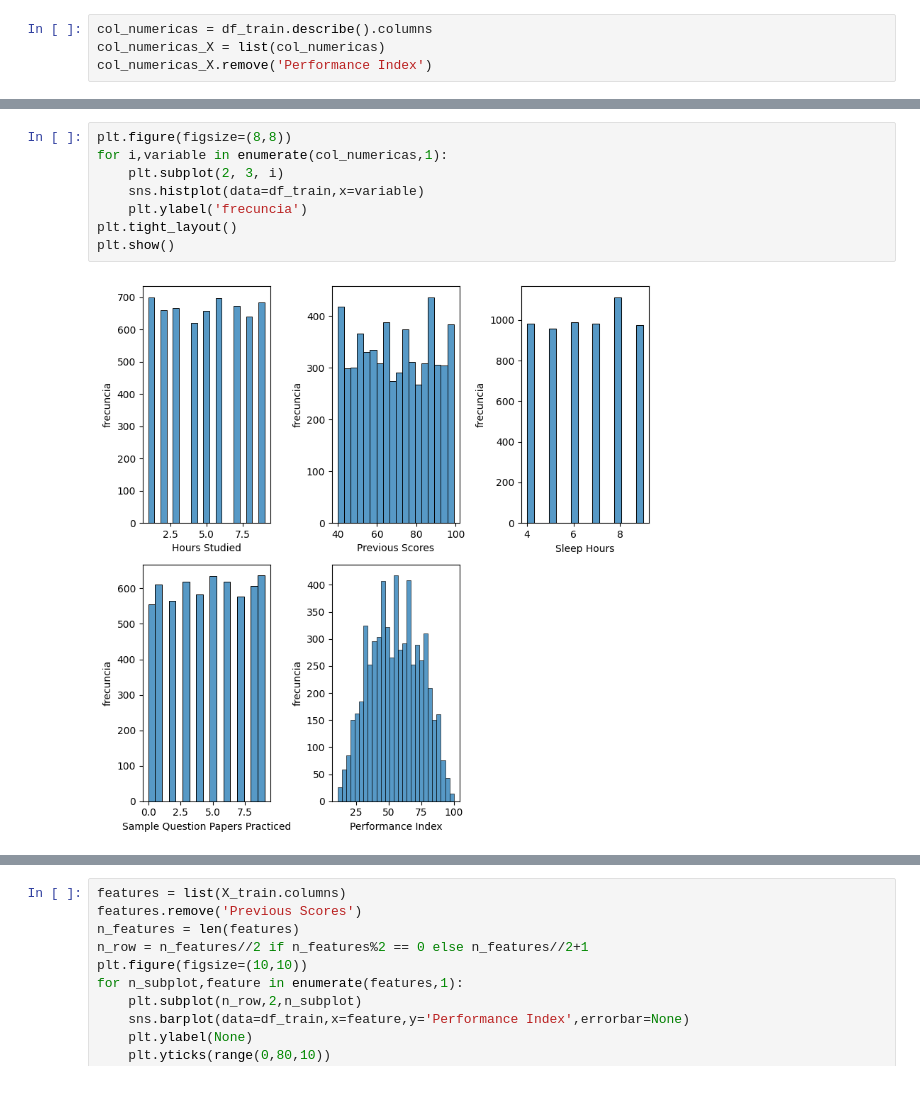
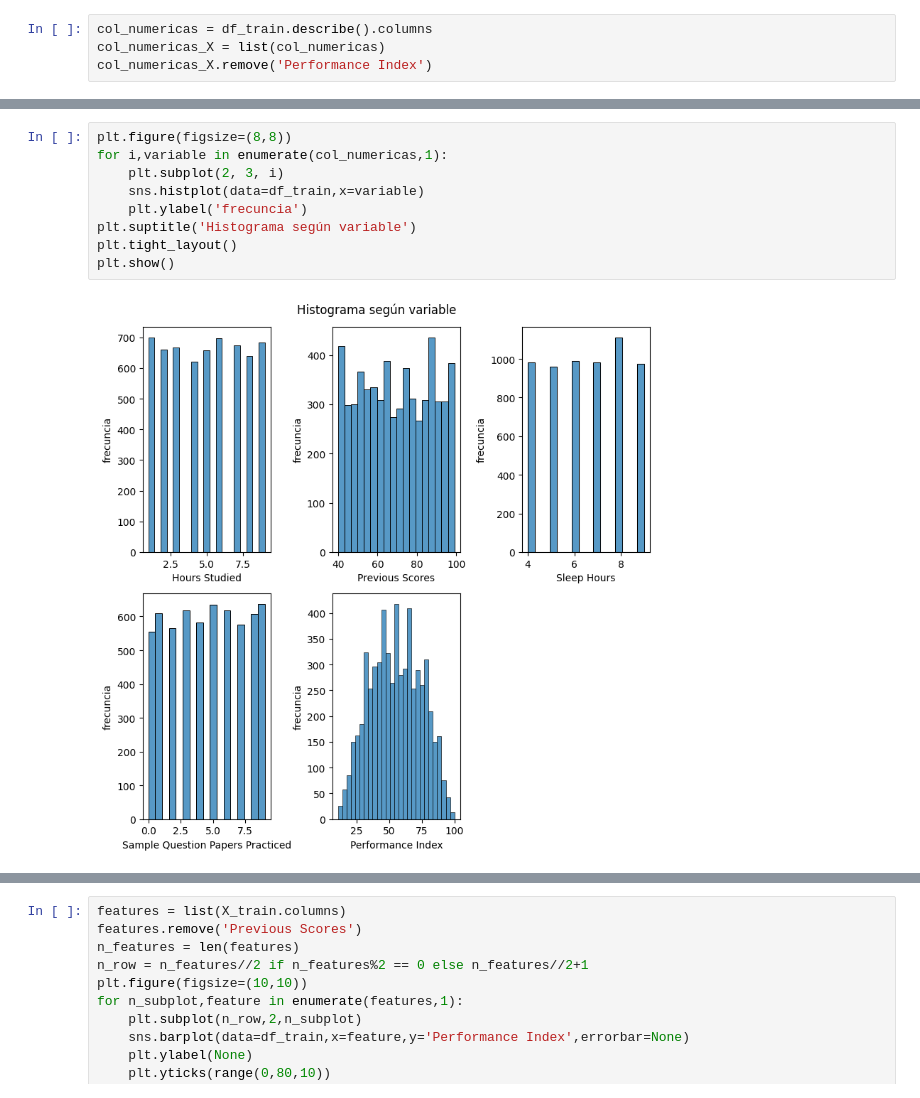
Before and after one commit to Facunditos/AA2-TUIA-TP1, a Jupyter notebook: problema_1/resolucion.ipynb, the cells around one changed output, grey strips where cells are left out. Cells and saved outputs as stored; diff of their text form.

```diff
--- a/problema_1/resolucion.ipynb
+++ b/problema_1/resolucion.ipynb
@@ -155,13 +162,14 @@ plt.show()
 # %%
 plt.figure(figsize=(8,8))
 for i,variable in enumerate(col_numericas,1):
     plt.subplot(2, 3, i)
     sns.histplot(data=df_train,x=variable)
     plt.ylabel('frecuncia')
+plt.suptitle('Histograma según variable')
 plt.tight_layout()
 plt.show()
 # %% [output]
-[figure, old version]
+[figure, new version]
 # %%
 plt.figure(figsize=(8,8))
 for i,variable in enumerate(col_numericas,1):
```
Also changed, not shown: parts of 16 cells of this notebook, 7 other files.
